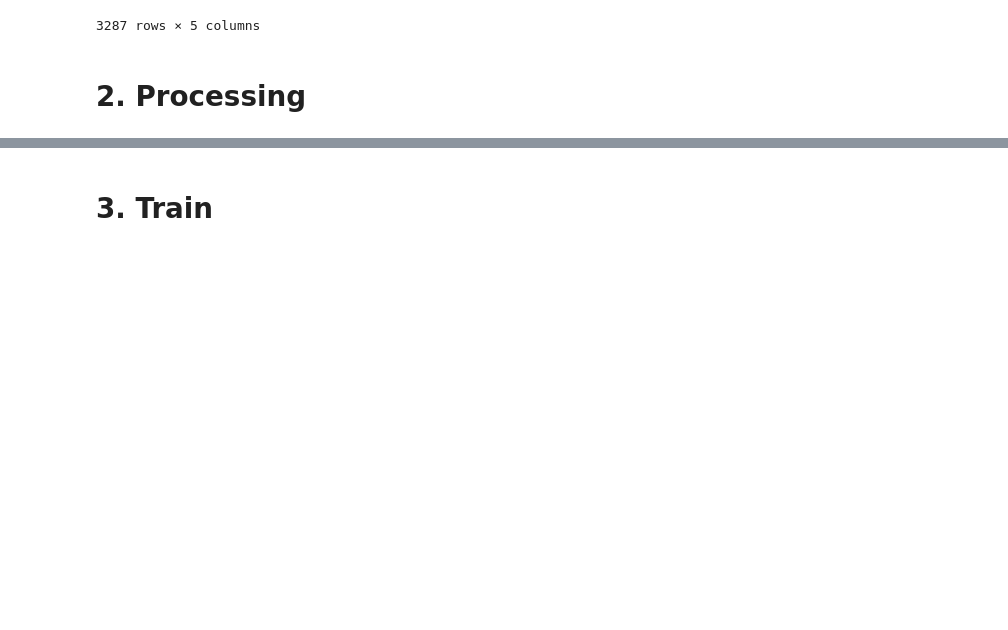
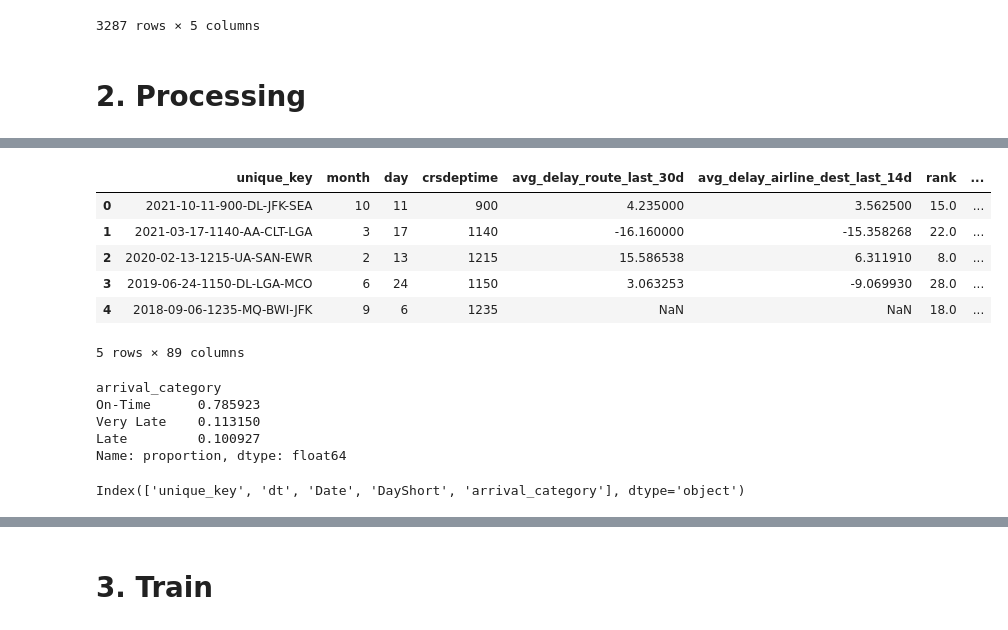
Before and after one commit to rigonzals/dva_flightdelay, a Jupyter notebook: notebooks/modeling/modeling.ipynb, the cells around one changed output, grey strips where cells are left out. Drawn from its saved outputs; the diff is of its cells as text; code cells hidden in the pictures; blank space fills up the shorter version.

```diff
--- a/notebooks/modeling/modeling.ipynb
+++ b/notebooks/modeling/modeling.ipynb
@@ -116,3 +90,7 @@ df_mdt["dt_obj"] = pd.to_datetime(df_mdt["dt_obj"])
 df_mdt["dt"] = df_mdt["dt_obj"].dt.date.astype(str)
 df_mdt["day_of_week"] = df_mdt["dt_obj"].dt.dayofweek
 df_mdt["month"] = df_mdt["dt_obj"].dt.month
+# %%
+df_mdt['week_of_month'] = df_mdt['dt_obj'].apply(lambda d: (d.day - 1) // 7 + 1)
+# %%
+df_mdt["hour"] = df_mdt["crsdeptime"].astype(str).str.slice(0,-2).replace("",-1).astype(int)
@@ -137,3 +110,28 @@ df_mdt
+# %%
+df_mdt.head()
+# %% [output]
+|  | unique_key | month | day | crsdeptime | avg_delay_route_last_30d | avg_delay_airline_dest_last_14d | rank | ... |
+| 0 | 2021-10-11-900-DL-JFK-SEA | 10 | 11 | 900 | 4.235000 | 3.562500 | 15.0 | ... |
+| 1 | 2021-03-17-1140-AA-CLT-LGA | 3 | 17 | 1140 | -16.160000 | -15.358268 | 22.0 | ... |
+| 2 | 2020-02-13-1215-UA-SAN-EWR | 2 | 13 | 1215 | 15.586538 | 6.311910 | 8.0 | ... |
+| 3 | 2019-06-24-1150-DL-LGA-MCO | 6 | 24 | 1150 | 3.063253 | -9.069930 | 28.0 | ... |
+| 4 | 2018-09-06-1235-MQ-BWI-JFK | 9 | 6 | 1235 | NaN | NaN | 18.0 | ... |
+5 rows × 89 columns
+# %%
+# Create binary target
+df_mdt["arrival_category"] = df_mdt["arrdelay"].apply(arrival_category)
+df_mdt = df_mdt.drop(["arrdelay"], axis=1)
+df_mdt["arrival_category"].value_counts(normalize=True)
+# %% [output]
+arrival_category
+On-Time      0.785923
+Very Late    0.113150
+Late         0.100927
+Name: proportion, dtype: float64
+# %%
+df_mdt.columns[df_mdt.dtypes=="object"]
+# %% [output]
+Index(['unique_key', 'dt', 'Date', 'DayShort', 'arrival_category'], dtype='object')
 # %%
 # 🔹 Define features and target
 y = df_mdt["arrival_category"].values.copy()
```
Also changed, not shown: parts of 12 cells of this notebook.
